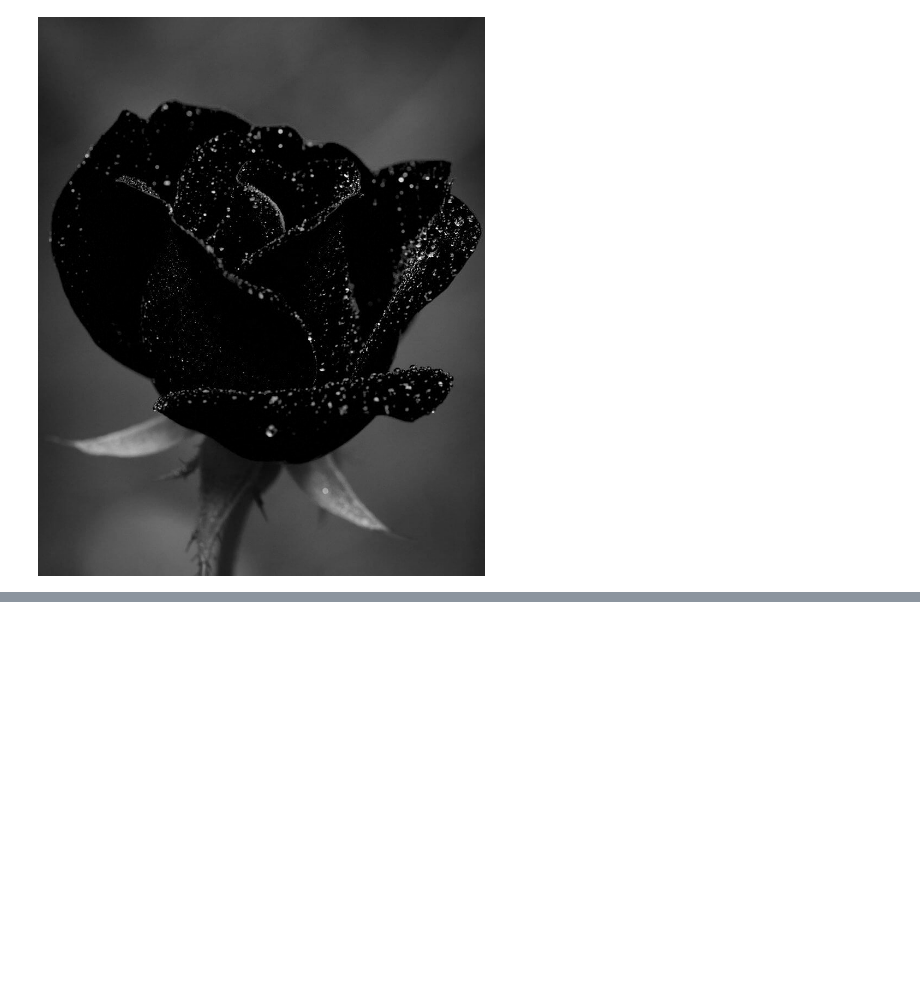
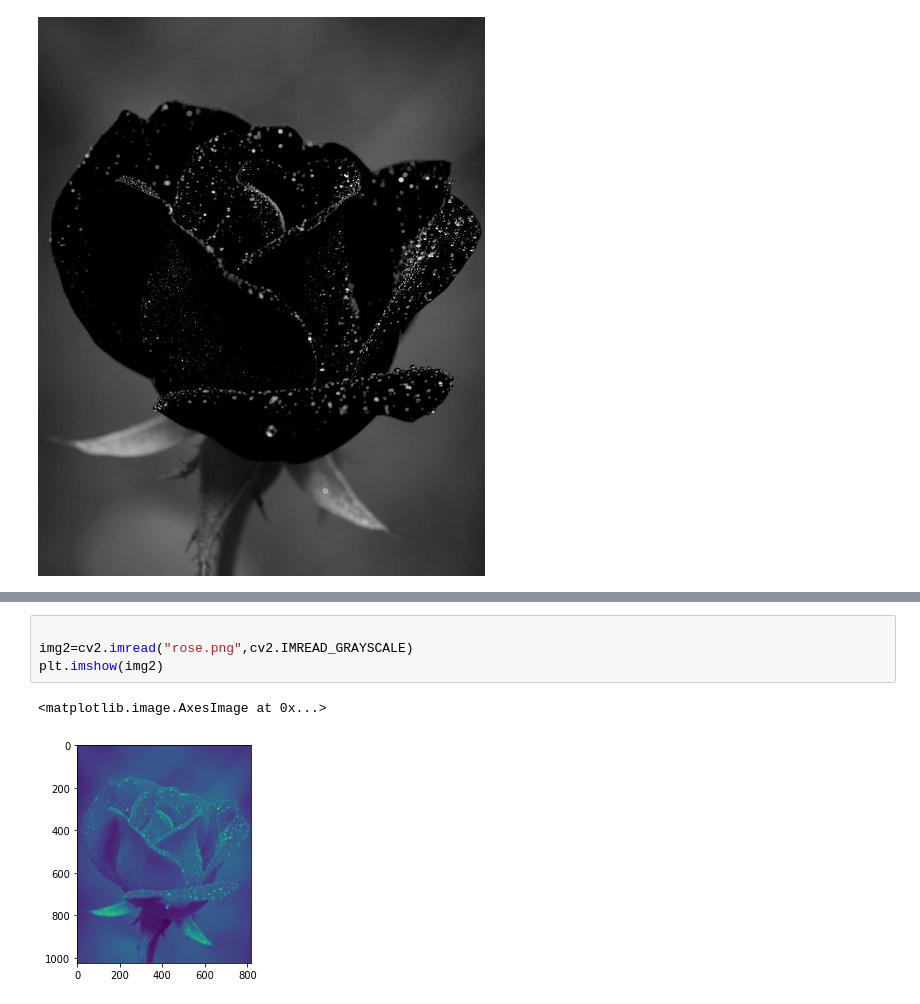
Before and after one commit to Vishu7777/AITTA, a Jupyter notebook: rose.ipynb, the cells around one changed output, grey strips where cells are left out. Cells and saved outputs as stored; diff of their text form; blank space fills up the shorter version.

```diff
--- a/rose.ipynb
+++ b/rose.ipynb
@@ -26,0 +52,7 @@ cv2_imshow(green) # Display the red channel in the image
+# %%
+
+img2=cv2.imread("rose.png",cv2.IMREAD_GRAYSCALE)
+plt.imshow(img2)
+# %% [output]
+<matplotlib.image.AxesImage at 0x...>
+[figure, added]
```
Also changed, not shown: parts of 1 cell of this notebook.
